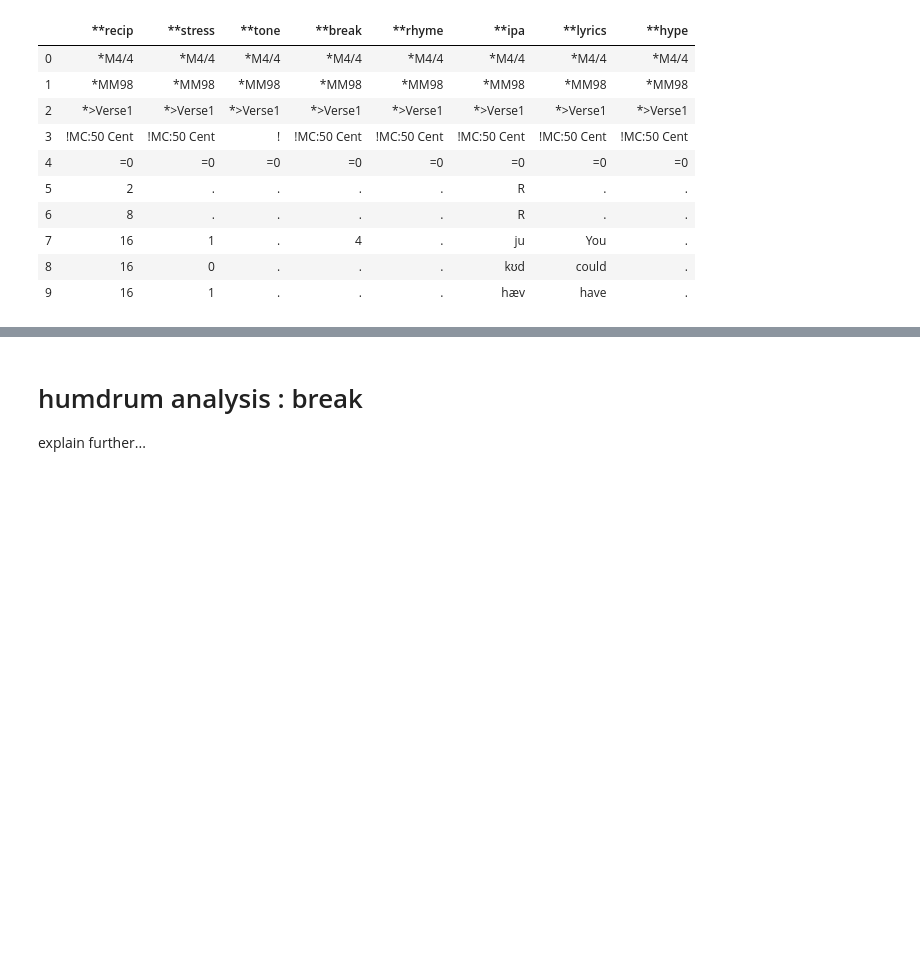
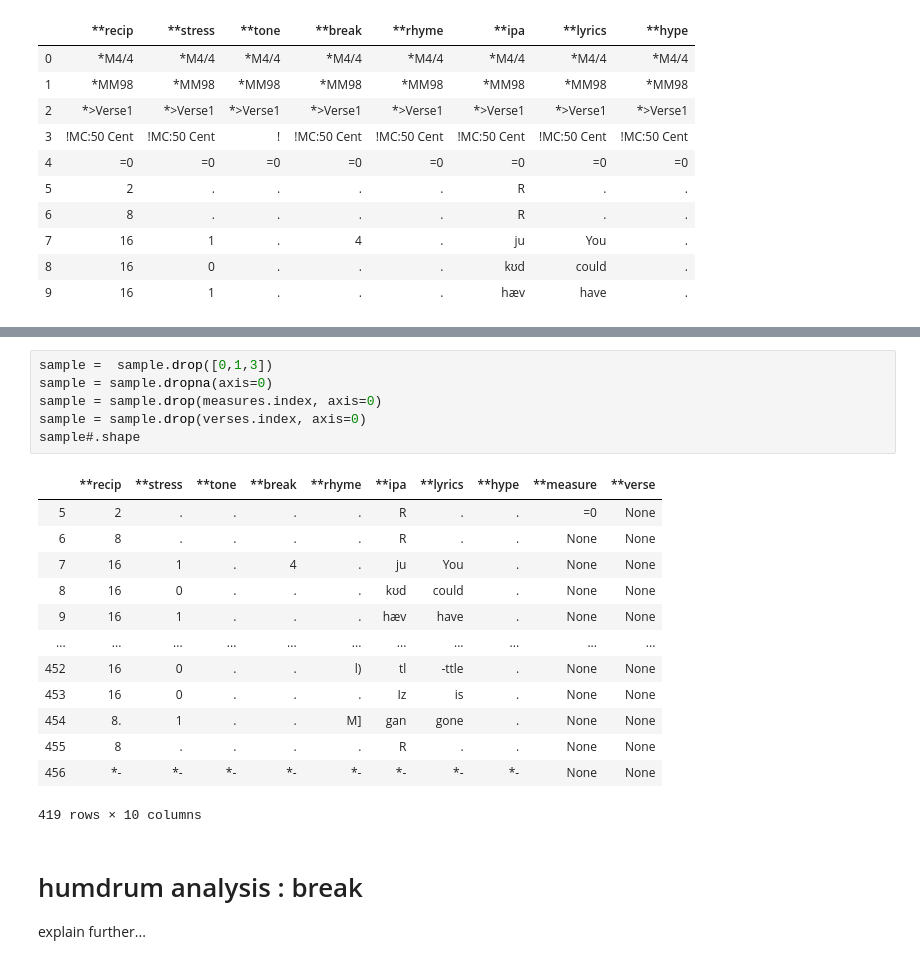
Before and after one commit to haeeunkim/dh401, a Jupyter notebook: notebook/preprocessing.ipynb, the cells around one changed output, grey strips where cells are left out. Saved outputs shown, nothing was run; the diff lists cells and outputs as text; blank space fills up the shorter version.

```diff
--- a/notebook/preprocessing.ipynb
+++ b/notebook/preprocessing.ipynb
@@ -46,3 +98,23 @@ sample[sample.isnull().any(axis=1)]
+# %%
+sample =  sample.drop([0,1,3])
+sample = sample.dropna(axis=0)
+sample = sample.drop(measures.index, axis=0)
+sample = sample.drop(verses.index, axis=0)
+sample#.shape
+# %% [output]
+|  | **recip | **stress | **tone | **break | **rhyme | **ipa | **lyrics | **hype | **measure | **verse |
+| 5 | 2 | . | . | . | . | R | . | . | =0 | None |
+| 6 | 8 | . | . | . | . | R | . | . | None | None |
+| 7 | 16 | 1 | . | 4 | . | ju | You | . | None | None |
+| 8 | 16 | 0 | . | . | . | kʊd | could | . | None | None |
+| 9 | 16 | 1 | . | . | . | hæv | have | . | None | None |
+| ... | ... | ... | ... | ... | ... | ... | ... | ... | ... | ... |
+| 452 | 16 | 0 | . | . | l) | tl | -ttle | . | None | None |
+| 453 | 16 | 0 | . | . | . | Iz | is | . | None | None |
+| 454 | 8. | 1 | . | . | M] | gan | gone | . | None | None |
+| 455 | 8 | . | . | . | . | R | . | . | None | None |
+| 456 | *- | *- | *- | *- | *- | *- | *- | *- | None | None |
+419 rows × 10 columns
 # %% [markdown]
 # humdrum analysis : break
 
```
Also changed, not shown: parts of 15 cells of this notebook, 20 other files.
